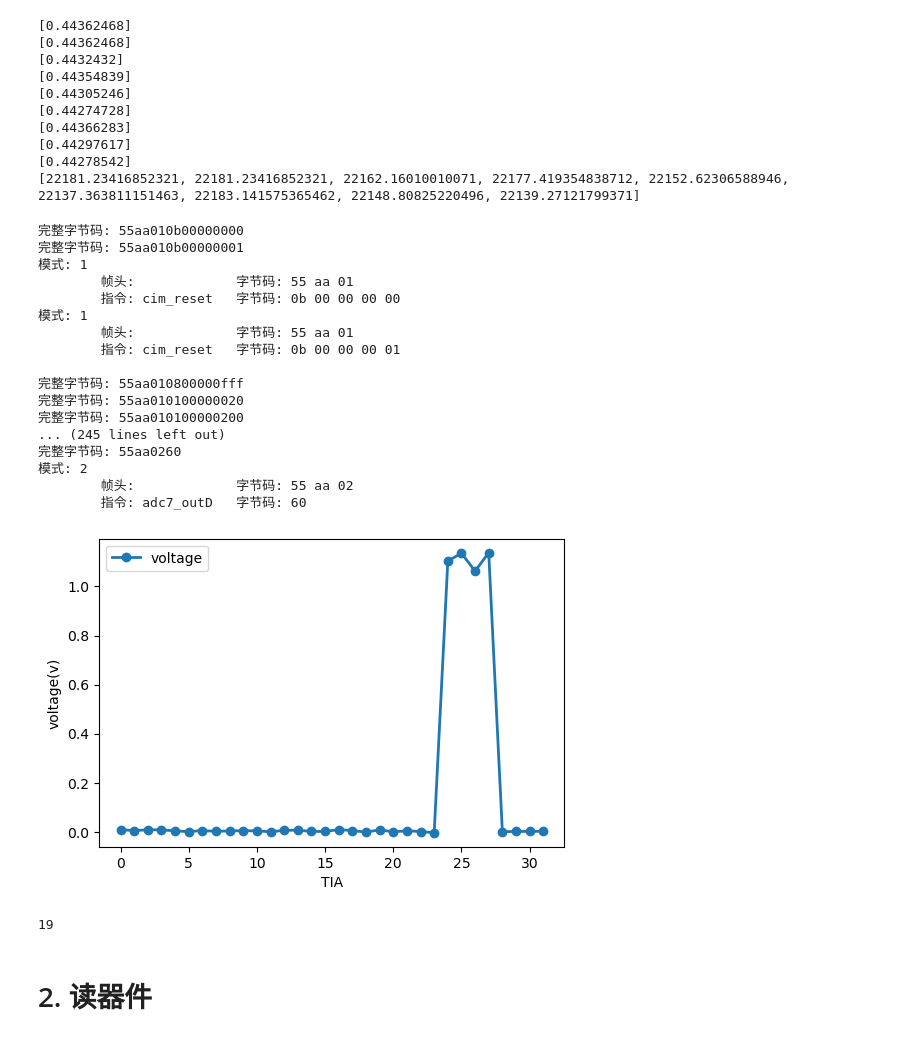
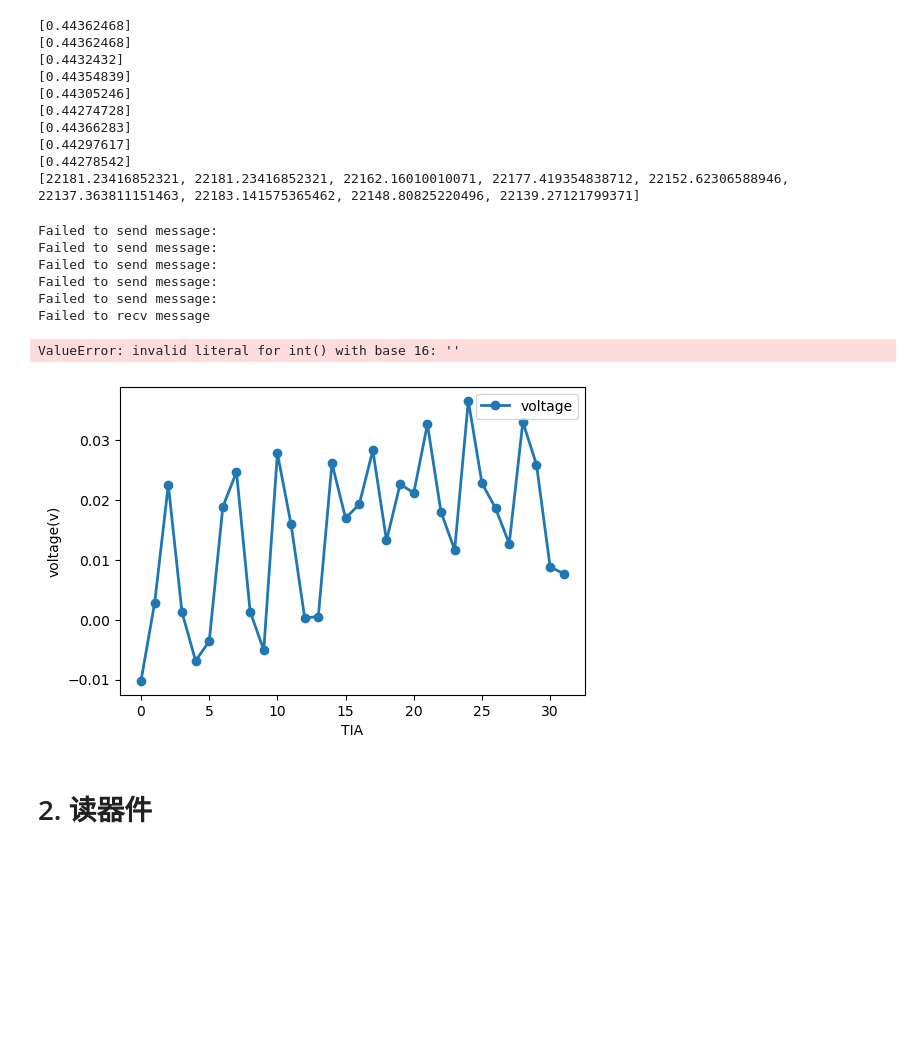
Before and after one commit to bei-meng/host_computer, a Jupyter notebook: examples/1debug模式示例.ipynb, the cells around one changed output. Saved outputs shown, nothing was run; the diff lists cells and outputs as text; code cells hidden in the pictures; blank space fills up the shorter version.

```diff
--- a/examples/1debug模式示例.ipynb
+++ b/examples/1debug模式示例.ipynb
@@ -38 +51,20 @@ chip.set_dac_read_V(0.1,tg=5)                                             # 设
 chip.set_tia_gain(3)
+# %%
+
+chip.set_cim_reset()
+
+# time.sleep(0.1)
+chip.set_bank([i for i in range(8)],row=True,value=0xFFFF_FFFF)
+# time.sleep(0.1)
+chip.set_bank([2],row=False,value=0xFFFF)
+
+# # print(chip.setting.bank_to_num([2]))
+# # time.sleep(1)
+chip.generate_read_pulse()
+voltage = chip.get_tia_out([k for k in range(32)])
+plot_v(v= voltage,figsize=(6,4))
+
+# tia = chip.setting.TIA_index_map(col)
+# print(tia)
+
+# plot_v(v= voltage,figsize=(6,4))
@@ -117,46 +233,42 @@ chip.set_tia_gain(3)
+# %%
+chip.set_cim_reset()
+set_bank(chip,[0,1],row=True,value=0xFFFF_FFFF)
+set_bank(chip,[1],row=False,value=0xFFFF)
+chip.generate_read_pulse()
+voltage = chip.get_tia_out([k for k in range(32)])
+plot_v(v= voltage,figsize=(6,4))
+# %% [output]
+Failed to send message:
+Failed to send message:
+Failed to send message:
+Failed to send message:
+Failed to send message:
+Failed to recv message
+ValueError: invalid literal for int() with base 16: ''
 # %%
-chip.ps.debug=1
-
-col = 48
+chip.ps.delay=0
+chip.set_op_mode(read=True,from_row=True)
+chip.set_dac_read_V(0.1)
+chip.set_tia_gain(3)
 chip.set_cim_reset()
 
-# 选任意行配ltach
-# chip.set_latch([220],row=True,value=None)
-chip.set_bank([i for i in range(8)],row=True,value=0xFFF)
-# time.sleep(1)
 
-# chip.set_bank([0],row=False,value=0xFFFF)
-chip.set_latch([col],row=False,value=None)
-chip.set_bank([2],row=False,value=0xFFFF_FFFF)
-# time.sleep(1)
+chip.set_bank([i for i in range(8)],row=True,value=0xFFFF_FFFF)
+
+chip.set_bank([2],row=False,value=0xFFFF)
+
+# # print(chip.setting.bank_to_num([2]))
+# # time.sleep(1)
 chip.generate_read_pulse()
 voltage = chip.get_tia_out([k for k in range(32)])
 plot_v(v= voltage,figsize=(6,4))
 
-tia = chip.setting.TIA_index_map(col)
-print(tia)
+# tia = chip.setting.TIA_index_map(col)
+# print(tia)
 
 # plot_v(v= voltage,figsize=(6,4))
 # %% [output]
-完整字节码: 55aa010b00000000
-完整字节码: 55aa010b00000001
-模式: 1
-        帧头:             字节码: 55 aa 01
-        指令: cim_reset   字节码: 0b 00 00 00 00
-模式: 1
-        帧头:             字节码: 55 aa 01
-        指令: cim_reset   字节码: 0b 00 00 00 01
-
-完整字节码: 55aa010800000fff
-完整字节码: 55aa010100000020
-完整字节码: 55aa010100000200
-... (245 lines left out)
-完整字节码: 55aa0260
-模式: 2
-        帧头:             字节码: 55 aa 02
-        指令: adc7_outD   字节码: 60
-[figure, old version]
+[figure, new version]
-19
 # %% [markdown]
 # 2. 读器件
 # %% [markdown]
```
Also changed, not shown: parts of 16 cells of this notebook, 8 other files.
